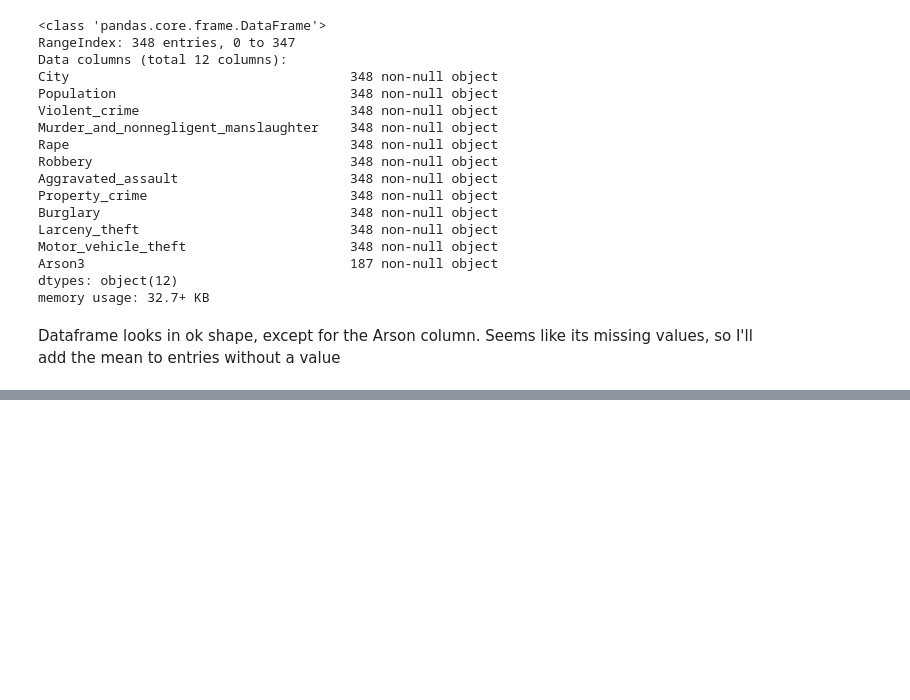
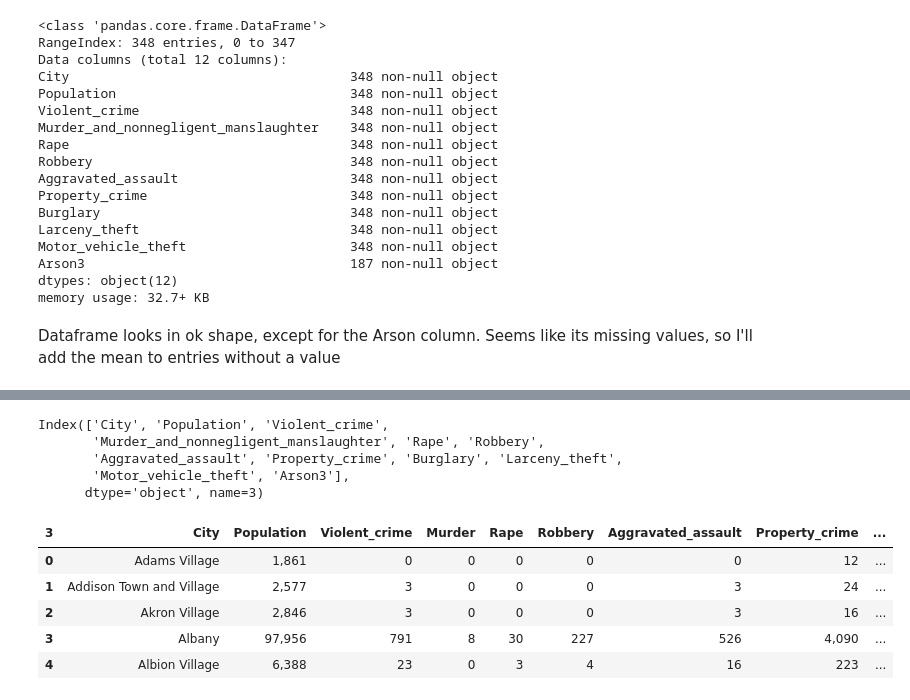
Before and after one commit to legomydiego/Thinkful-Unit-2, a Jupyter notebook: Multivariable Regression.ipynb, the cells around one changed output, grey strips where cells are left out. Saved outputs shown, nothing was run; the diff lists cells and outputs as text; code cells hidden in the pictures; blank space fills up the shorter version.

```diff
--- a/Multivariable Regression.ipynb
+++ b/Multivariable Regression.ipynb
@@ -118,0 +123,2 @@ Dataframe looks in ok shape, except for the Arson column. Seems like its missing
+# %%
+crime['Arson3'] = crime['Arson3'].fillna(crime['Arson3'].dropna().mean())
@@ -118,0 +154,19 @@ Dataframe looks in ok shape, except for the Arson column. Seems like its missing
+# %%
+crime.columns
+# %% [output]
+Index(['City', 'Population', 'Violent_crime',
+       'Murder_and_nonnegligent_manslaughter', 'Rape', 'Robbery',
+       'Aggravated_assault', 'Property_crime', 'Burglary', 'Larceny_theft',
+       'Motor_vehicle_theft', 'Arson3'],
+      dtype='object', name=3)
+# %%
+crime = crime.rename(columns={'Murder_and_nonnegligent_manslaughter': 'Murder', 'Arson3': 'Arson'})
+# %%
+crime.head()
+# %% [output]
+| 3 | City | Population | Violent_crime | Murder | Rape | Robbery | Aggravated_assault | Property_crime | ... |
+| 0 | Adams Village | 1,861 | 0 | 0 | 0 | 0 | 0 | 12 | ... |
+| 1 | Addison Town and Village | 2,577 | 3 | 0 | 0 | 0 | 3 | 24 | ... |
+| 2 | Akron Village | 2,846 | 3 | 0 | 0 | 0 | 3 | 16 | ... |
+| 3 | Albany | 97,956 | 791 | 8 | 30 | 227 | 526 | 4,090 | ... |
+| 4 | Albion Village | 6,388 | 23 | 0 | 3 | 4 | 16 | 223 | ... |
```
Also changed, not shown: parts of 15 cells of this notebook, 2 other files.
